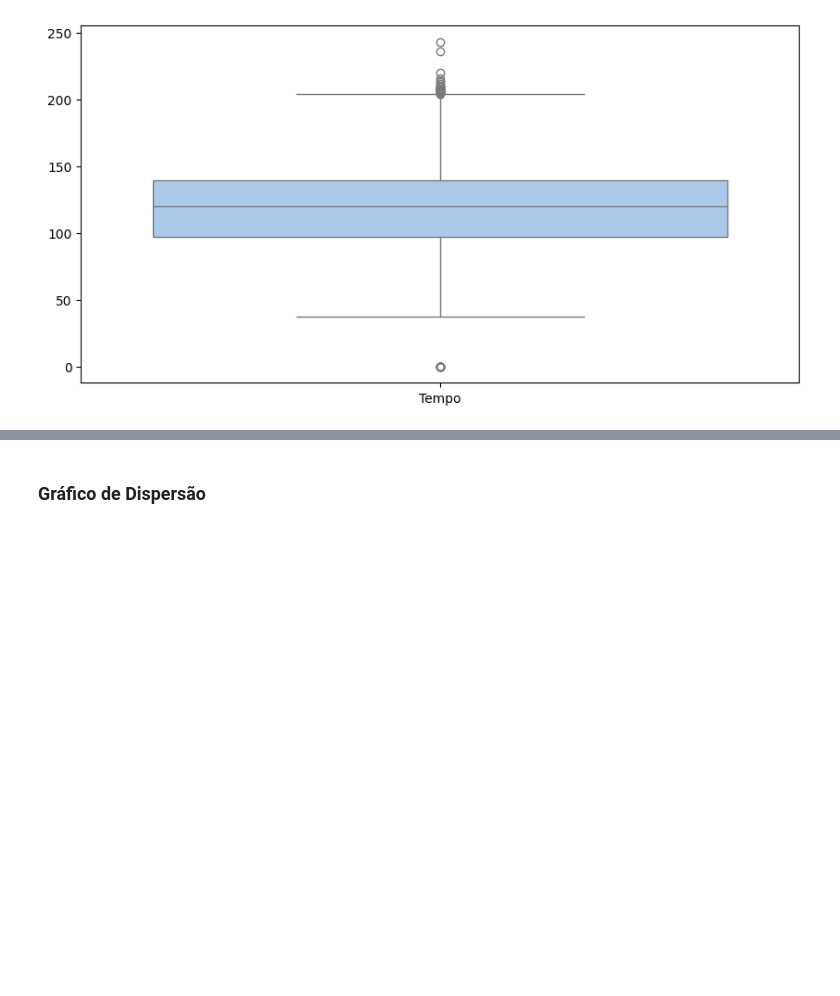
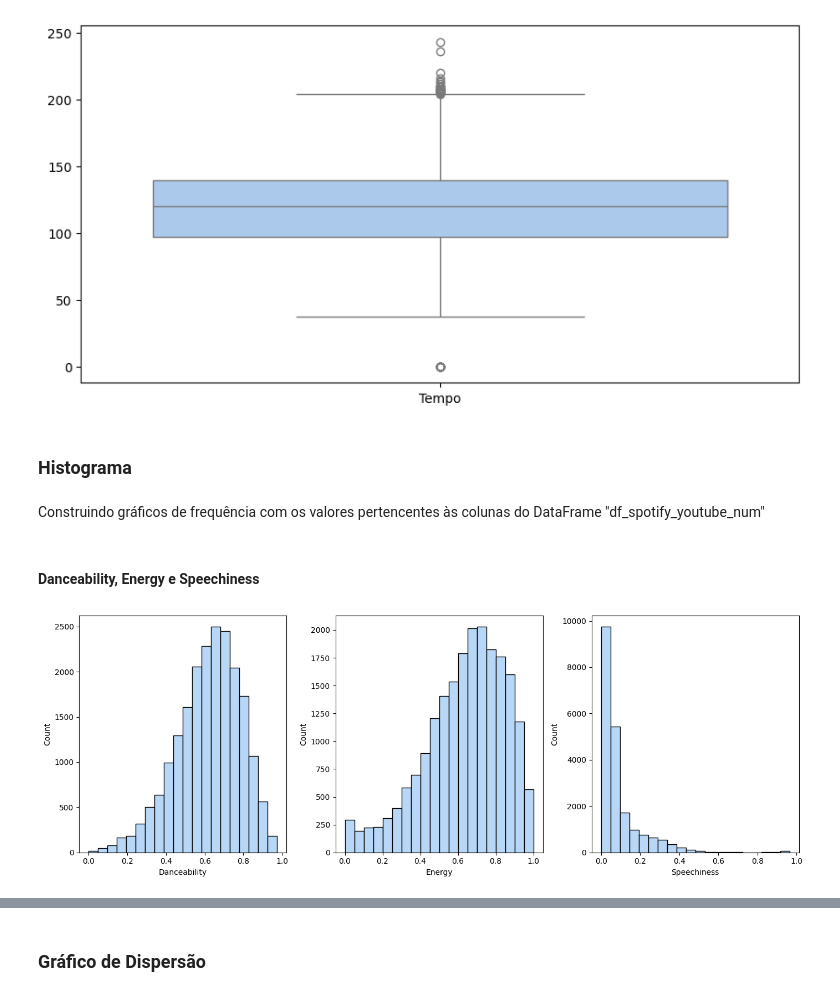
Before and after one commit to sylrod569/Projeto-ICD---An-lise-de-Dados-do-Spotify-Youtube, a Jupyter notebook: tratamento_de_dados.ipynb, the cells around one changed output, grey strips where cells are left out. Saved outputs shown, nothing was run; the diff lists cells and outputs as text; code cells hidden in the pictures; blank space fills up the shorter version.

Commit message:
organizando e agrupando os gráficos plotados

```diff
--- a/tratamento_de_dados.ipynb
+++ b/tratamento_de_dados.ipynb
@@ -258,3 +238,20 @@ sns.boxplot(data= df_spotify_youtube_num[['Tempo']])
 plt.show()
 # %% [output]
 [figure]
+# %% [markdown]
+### Histograma
+# %% [markdown]
+Construindo gráficos de frequência com os valores pertencentes às colunas do DataFrame "df_spotify_youtube_num"
+# %% [markdown]
+#### Danceability, Energy e Speechiness
+# %%
+plt.figure(figsize=(14,5))
+plt.subplot(1,3,1)
+sns.histplot(data=df_spotify_youtube_num,x="Danceability",bins=20)
+plt.subplot(1,3,2)
+sns.histplot(data=df_spotify_youtube_num,x="Energy",bins=20)
+plt.subplot(1,3,3)
+sns.histplot(data=df_spotify_youtube_num,x="Speechiness",bins=20)
+plt.tight_layout()
+# %% [output]
+[figure, added]
```
Also changed, not shown: parts of 50 cells of this notebook.
